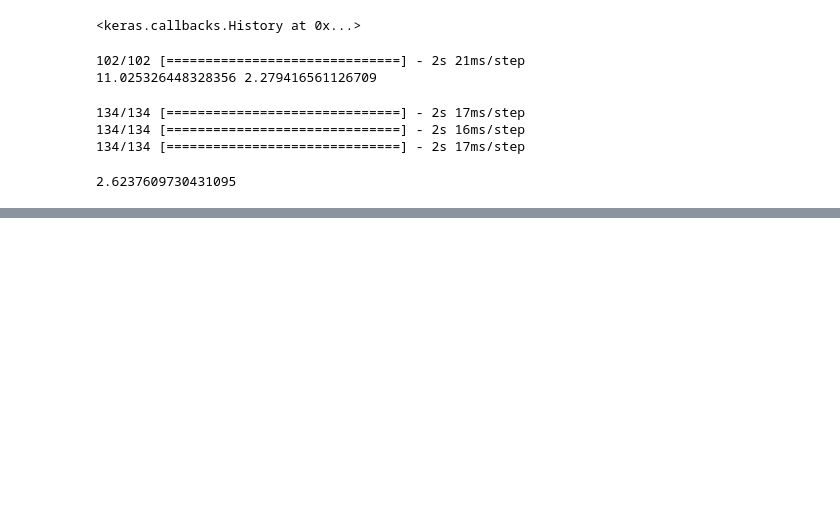
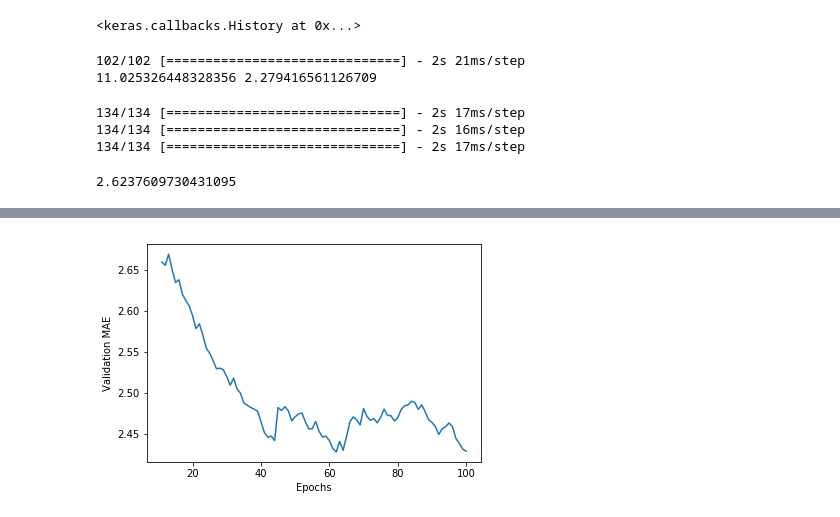
Before and after one commit to ilknurCakir/SpamEmailClassification, a Jupyter notebook: reuters_classification.ipynb, the cells around one changed output, grey strips where cells are left out. Cells and saved outputs as stored; diff of their text form; code cells hidden in the pictures; blank space fills up the shorter version.

```diff
--- a/reuters_classification.ipynb
+++ b/reuters_classification.ipynb
@@ -295,0 +306,12 @@ for i in range(k):
+# %%
+def smooth_curve(points, factor = 0.9):
+    smoothed_points = []
+    for point in points:
+        if smoothed_points:
+            previous = smoothed_points[-1]
+            smoothed_points.append(previous * factor + point * (1 - factor))
+        else:
+            smoothed_points.append(point)
+    return smoothed_points
+
+smoothed_mae = smooth_curve(mean_mae[10:])
@@ -295,0 +322,6 @@ for i in range(k):
+# %%
+plt.plot(np.arange(11, 100 + 1, 1), smoothed_mae)
+plt.xlabel("Epochs")
+plt.ylabel("Validation MAE");
+# %% [output]
+[figure, added]
```
Also changed, not shown: parts of 5 cells of this notebook.
